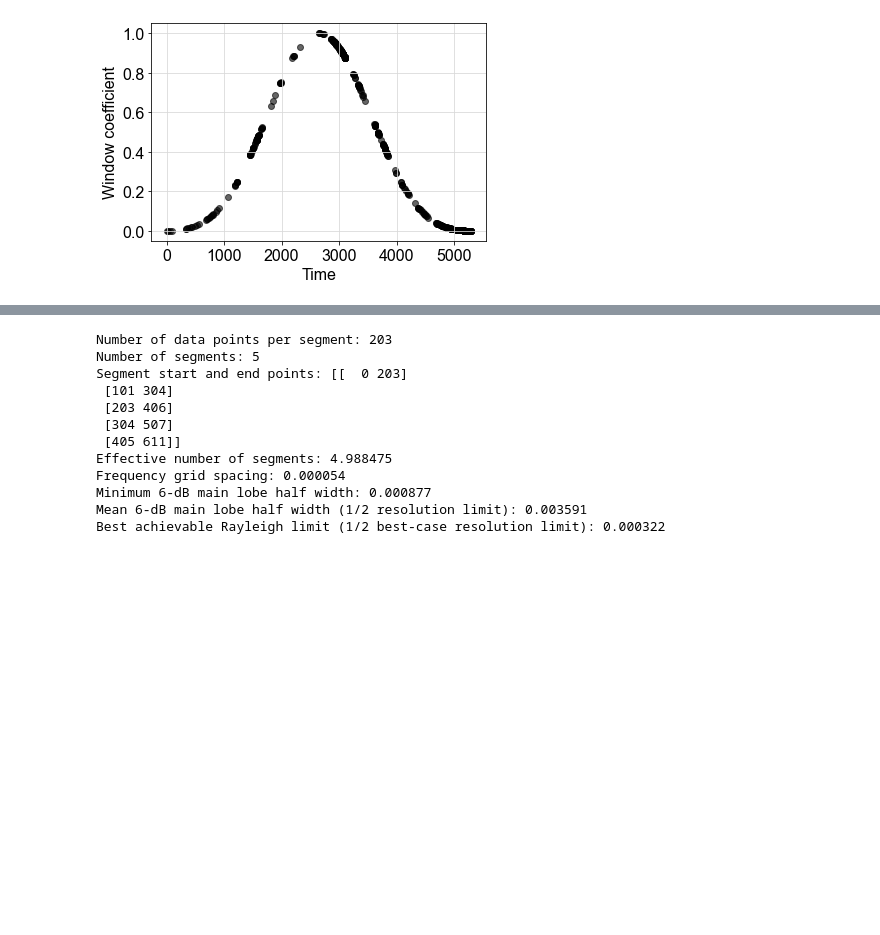
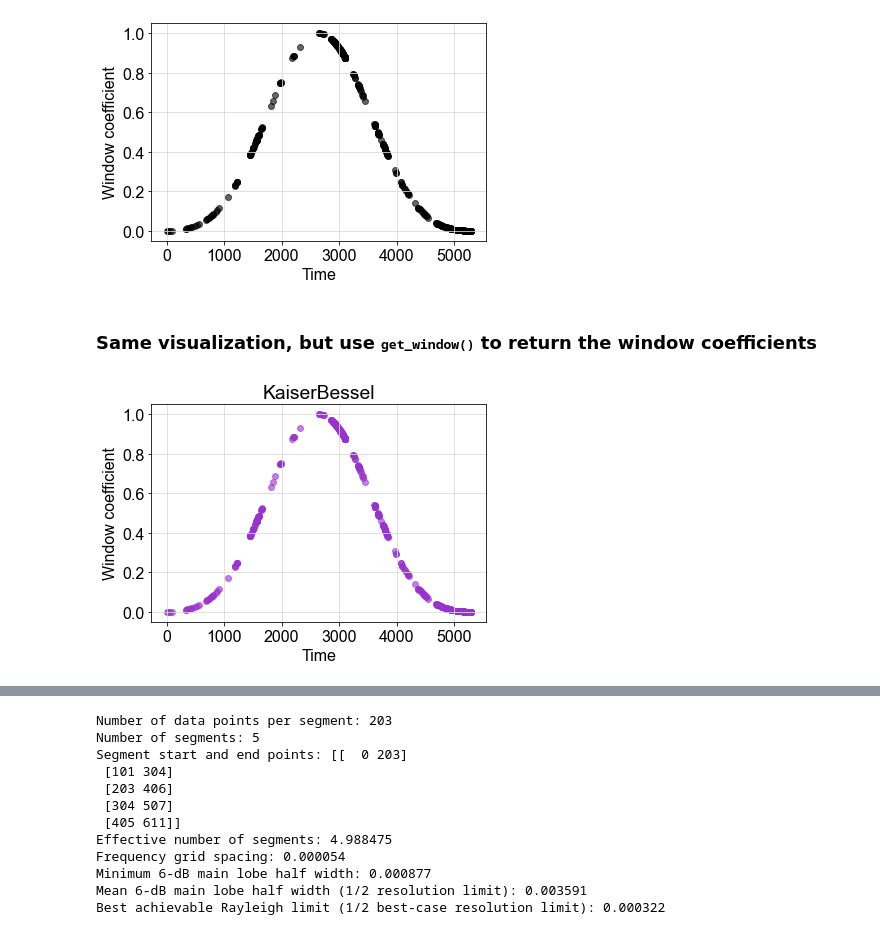
Before and after one commit to sdrastro/NWelch, a Jupyter notebook: demo/TimeSeries_demo.ipynb, the cells around one changed output, grey strips where cells are left out. Saved outputs shown, nothing was run; the diff lists cells and outputs as text; code cells hidden in the pictures; blank space fills up the shorter version.

```diff
--- a/demo/TimeSeries_demo.ipynb
+++ b/demo/TimeSeries_demo.ipynb
@@ -205,6 +223,18 @@ plt.ylabel('Window coefficient')
 plt.grid(color='0.85')
 # %% [output]
 [figure]
+# %% [markdown]
+### Same visualization, but use <tt>get_window()</tt> to return the window coefficients
+# %%
+KB_window = ha.get_window()
+plt.scatter(ha.t, KB_window['coefficients'], color='darkorchid', alpha=0.6,
+            edgecolor='darkorchid')
+plt.xlabel('Time')
+plt.ylabel('Window coefficient')
+plt.title(KB_window['window_type'])
+plt.grid(color='0.85')
+# %% [output]
+[figure, added]
 # %% [markdown]
 ### Segment the data in preparation for Welch's algorithm
 
```
Also changed, not shown: parts of 15 cells of this notebook, 6 other files.
